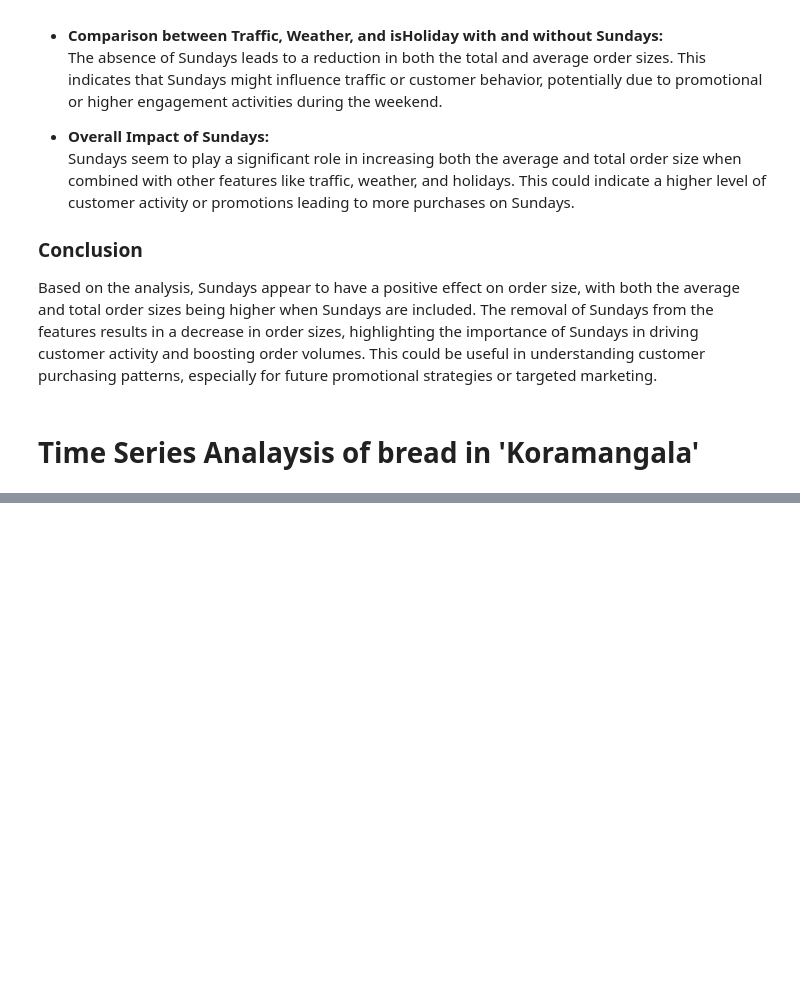
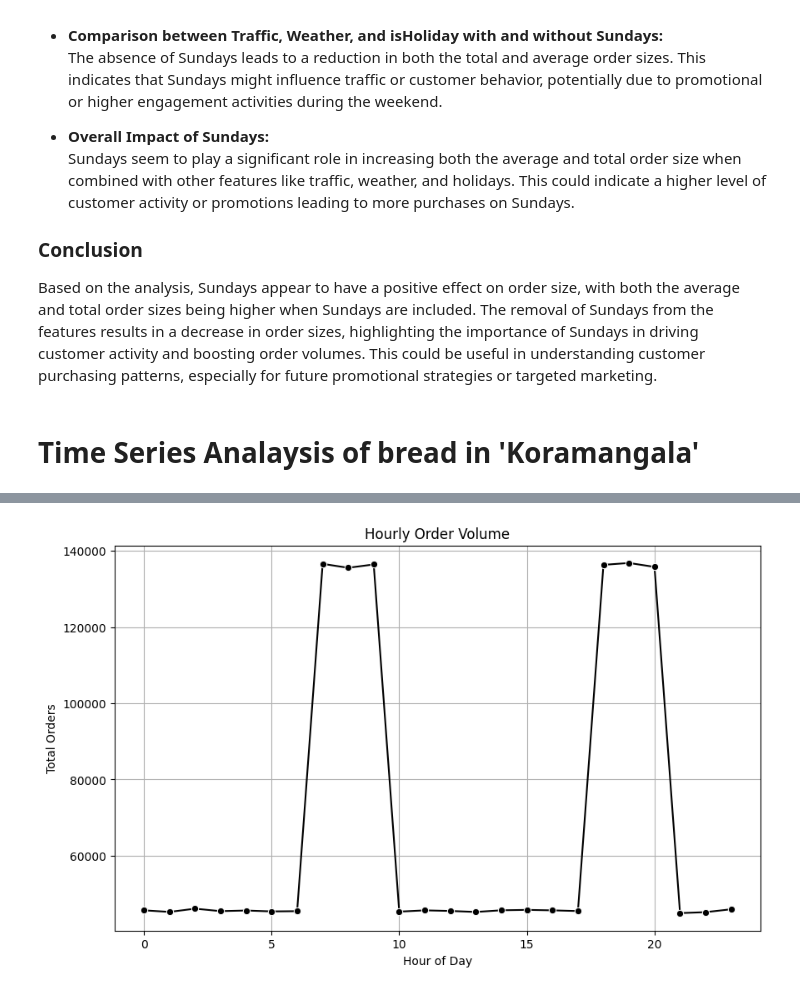
Before and after one commit to rahul8879/swiggy_demand_modelling, a Jupyter notebook: notebooks/Bread_analysis.ipynb, the cells around one changed output, grey strips where cells are left out. Drawn from its saved outputs; the diff is of its cells as text; code cells hidden in the pictures; blank space fills up the shorter version.

Commit message:
updated bread analysis notebook

```diff
--- a/notebooks/Bread_analysis.ipynb
+++ b/notebooks/Bread_analysis.ipynb
@@ -325,3 +325,9 @@ fig.show()
 Based on the analysis, Sundays appear to have a positive effect on order size, with both the average and total order sizes being higher when Sundays are included. The removal of Sundays from the features results in a decrease in order sizes, highlighting the importance of Sundays in driving customer activity and boosting order volumes. This could be useful in understanding customer purchasing patterns, especially for future promotional strategies or targeted marketing.
 # %% [markdown]
 <h1>Time Series Analaysis of bread in 'Koramangala'</h1>
+# %%
+product_data = analysis_data[
+    (analysis_data['Location'] == 'Koramangala') &
+    (analysis_data['Product'] == 'Bread')
+]
+product_data
@@ -327,0 +369,4 @@ Based on the analysis, Sundays appear to have a positive effect on order size, w
+# %%
+# Filling missing values in the 'Promotion' column with the value 'No_Promotion'
+product_data.loc[:,'Promotion']=product_data ['Promotion'].fillna('No_Prmotion')
+product_data.loc[:,'Promotion'].unique()
@@ -327,0 +415,7 @@ Based on the analysis, Sundays appear to have a positive effect on order size, w
+# %%
+# Assuming product_data is your dataframe and 'DateTime' column is in string format
+product_data['DateTime'] = pd.to_datetime(product_data['DateTime'], errors='coerce')
+product_data.loc[:,'Weekr'] = product_data['DateTime'].dt.isocalendar().week
+product_data.loc[:,'Month'] = product_data['DateTime'].dt.month_name()
+product_data.loc[:,'Season'] = (product_data['DateTime'].dt.month % 12 // 3 + 1).map({1: 'Winter', 2: 'Spring', 3: 'Summer', 4: 'Fall'})
+product_data.loc[:,'Minute'] = product_data['DateTime'].dt.minute
@@ -327,0 +447,13 @@ Based on the analysis, Sundays appear to have a positive effect on order size, w
+# %%
+# Hourly Order Volume Analysis using Seaborn
+hourly_order_volume = product_data.groupby('Hour')['Order_Volume'].sum().reset_index()
+# Plotting Hourly Order Volume
+plt.figure(figsize=(10,6))
+sns.lineplot(x='Hour', y='Order_Volume', data=hourly_order_volume, marker='o', color='black')
+plt.title('Hourly Order Volume')
+plt.xlabel('Hour of Day')
+plt.ylabel('Total Orders')
+plt.grid(True)
+plt.show()
+# %% [output]
+[figure, added]
```
Also changed, not shown: parts of 19 cells of this notebook.
